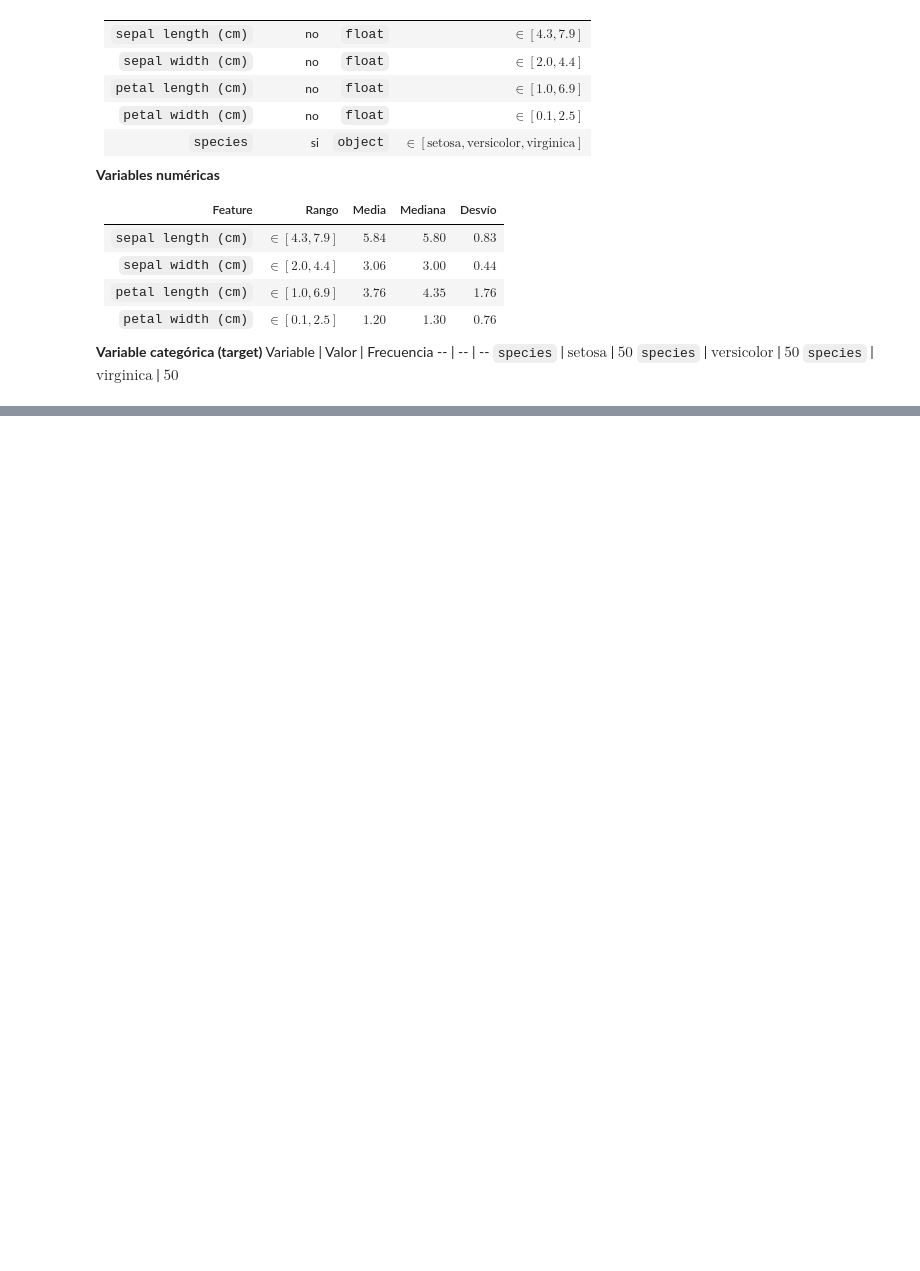
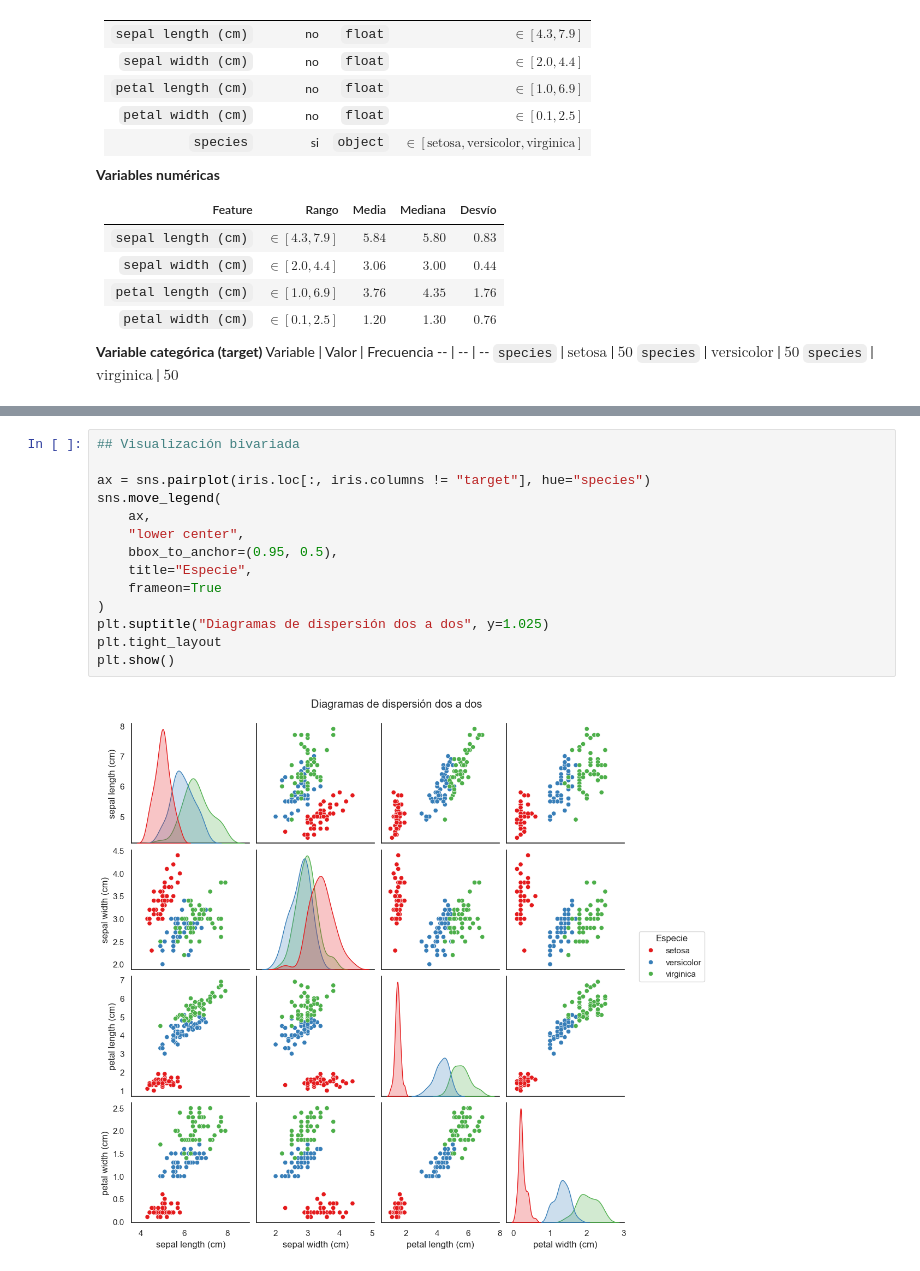
Before and after one commit to jaspina-unsam/tp_integrador_eei2, a Jupyter notebook: notebooks/Parte1.ipynb, the cells around one changed output, grey strips where cells are left out. Drawn from its saved outputs; the diff is of its cells as text; blank space fills up the shorter version.

```diff
--- a/notebooks/Parte1.ipynb
+++ b/notebooks/Parte1.ipynb
@@ -98,0 +165,16 @@ Variable | Valor | Frecuencia
+# %%
+## Visualización bivariada
+
+ax = sns.pairplot(iris.loc[:, iris.columns != "target"], hue="species")
+sns.move_legend(
+    ax,
+    "lower center",
+    bbox_to_anchor=(0.95, 0.5),
+    title="Especie",
+    frameon=True
+)
+plt.suptitle("Diagramas de dispersión dos a dos", y=1.025)
+plt.tight_layout
+plt.show()
+# %% [output]
+[figure, added]
```
Also changed, not shown: parts of 6 cells of this notebook.
